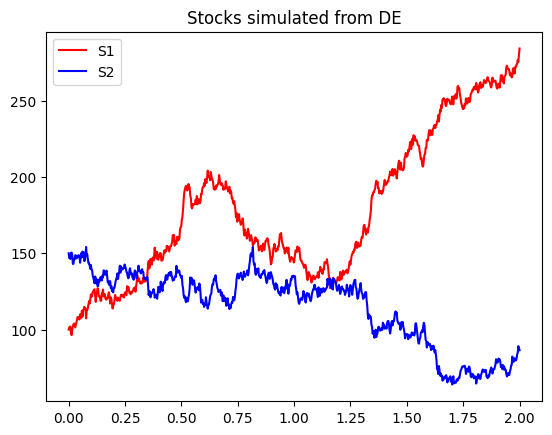
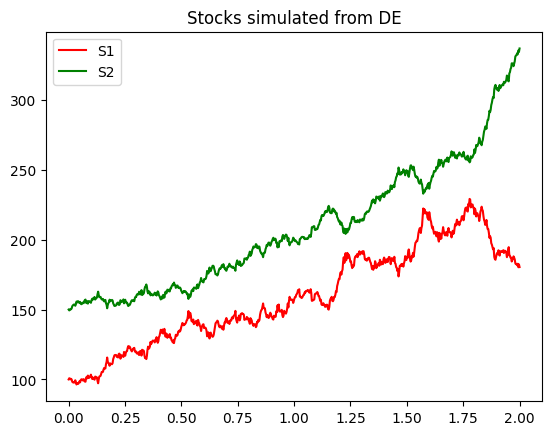
The change to this notebook cell's code, shown as a diff; its figure went from the first image to the second:
--- before
+++ after
@@ -16,7 +16,7 @@
     return t,S1,S2
 
-t,Stock1,Stock2=simulate_stocks(0.5,-0.1,0.1,0.1,-0.5,750,2,100,150)
+t,Stock1,Stock2=simulate_stocks(0.5,0.3,0.3,0.1,-0.2,750,2,100,150)
 plt.plot(t,Stock1,color="red",label="S1")
-plt.plot(t,Stock2,color="blue",label="S2")
+plt.plot(t,Stock2,color="green",label="S2")
 plt.title("Stocks simulated from DE")
 plt.legend()

Commit: Did some debugging and imporved model